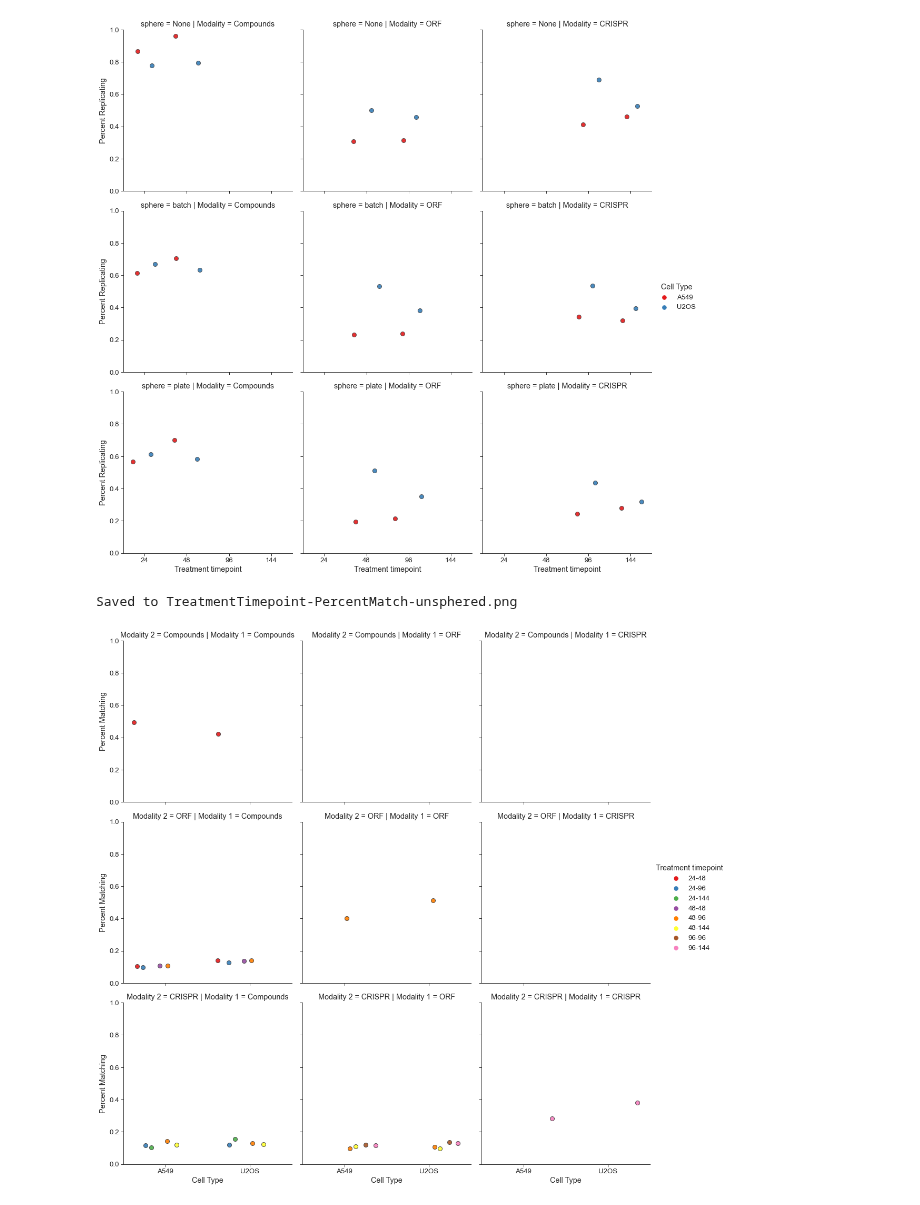
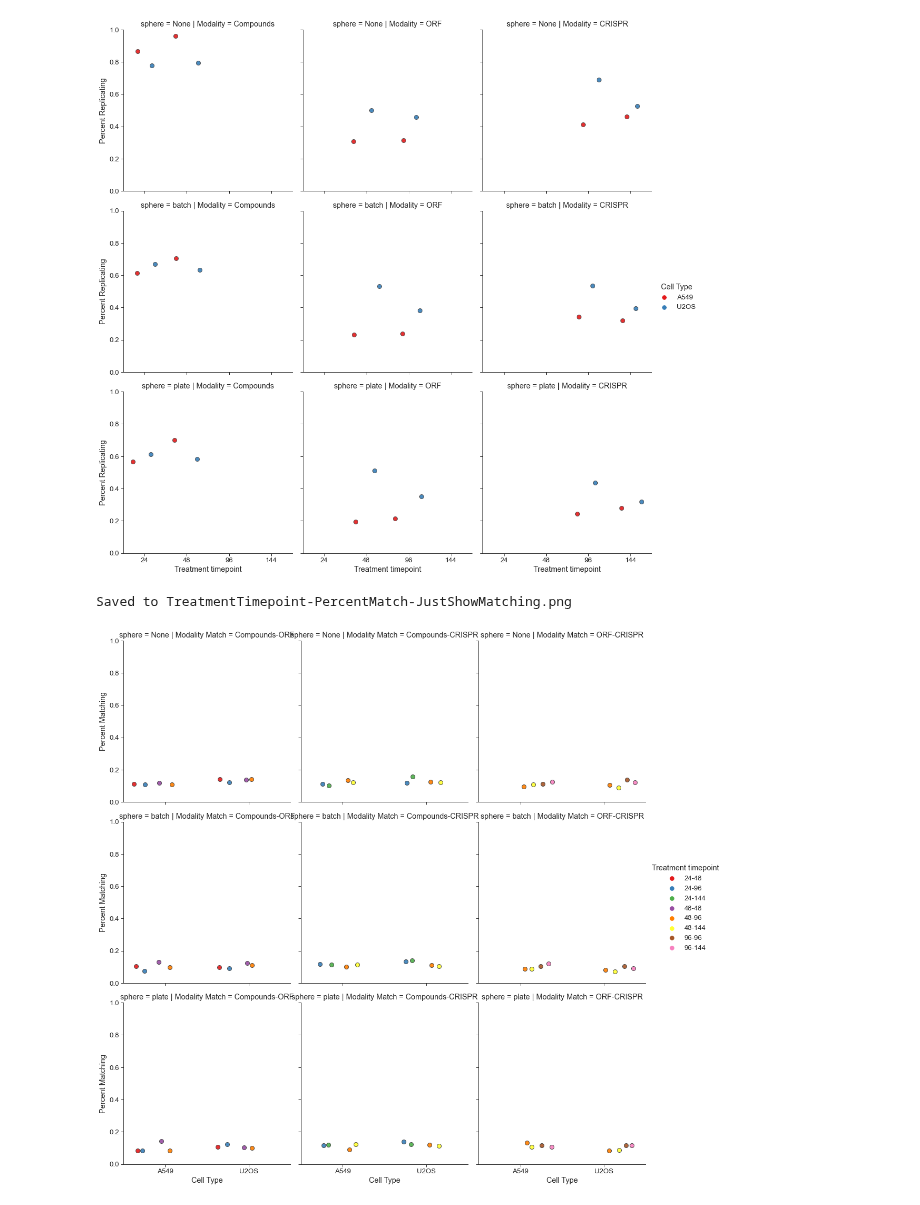
Before and after one commit to carpenter-singh-lab/2023_Cimini_NatureProtocols, a Jupyter notebook: notebooks/AssessTreatmentTimepoint.ipynb, the cells around one changed output. Drawn from its saved outputs; the diff is of its cells as text; code cells hidden in the pictures.

Commit message:
Simplify timepoint figure

```diff
--- a/notebooks/AssessTreatmentTimepoint.ipynb
+++ b/notebooks/AssessTreatmentTimepoint.ipynb
@@ -74,16 +74,22 @@ for eachline in list(experiment_dict.keys()):
                                         experiment_dict[eachline][eachmodality1][eachtimepoint1],eachmodality1,
                                         '../profiles-cp-jump1/profiles/2020_11_04_CPJUMP1',
                                         experiment_dict[eachline][eachmodality2][eachtimepoint2],eachmodality2,sphere=eachsphere),
-                                        'Modality 1':eachmodality1,'Modality 2':eachmodality2, variable:f'{eachtimepoint1}-{eachtimepoint2}',
-                                        'Cell Type':eachline,'sphere':str(eachsphere)}, ignore_index=True)
+                                        'Modality 1':eachmodality1,'Modality 2':eachmodality2, 'Modality Match':f'{eachmodality1}-{eachmodality2}',
+                                        variable:f'{eachtimepoint1}-{eachtimepoint2}','Cell Type':eachline,'sphere':str(eachsphere)}, ignore_index=True)
+# %%
+hue_order_list=['24-48','24-96','24-144','48-48','48-96','48-144','96-96','96-144']
+plot_simple_comparison(plate_match_df,x='Cell Type',
+y='Percent Matching',hue=variable,hue_order=hue_order_list,
+col = 'Modality Match',col_order=['Compounds-ORF','Compounds-CRISPR','ORF-CRISPR'],
+row='sphere',plotname = 'TreatmentTimepoint-PercentMatch-JustShowMatching.png')
+# %% [output]
+Saved to TreatmentTimepoint-PercentMatch-JustShowMatching.png
+[figure, added]
 # %%
 hue_order_list=['24-48','24-96','24-144','48-48','48-96','48-144','96-96','96-144']
 unsphered = plate_match_df.query('sphere == "None"')
 plot_simple_comparison(df=unsphered,x='Cell Type',y='Percent Matching',hue=variable,hue_order=hue_order_list,col = 'Modality 1',row='Modality 2',
 plotname = 'TreatmentTimepoint-PercentMatch-unsphered.png')
-# %% [output]
-Saved to TreatmentTimepoint-PercentMatch-unsphered.png
-[figure, removed]
 # %%
 batchsphered = plate_match_df.query('sphere == "batch"')
 plot_simple_comparison(df=batchsphered,x='Cell Type',y='Percent Matching',hue=variable,hue_order=hue_order_list,col = 'Modality 1',row='Modality 2',
```
Also changed, not shown: parts of 2 cells of this notebook, 1 other file.
